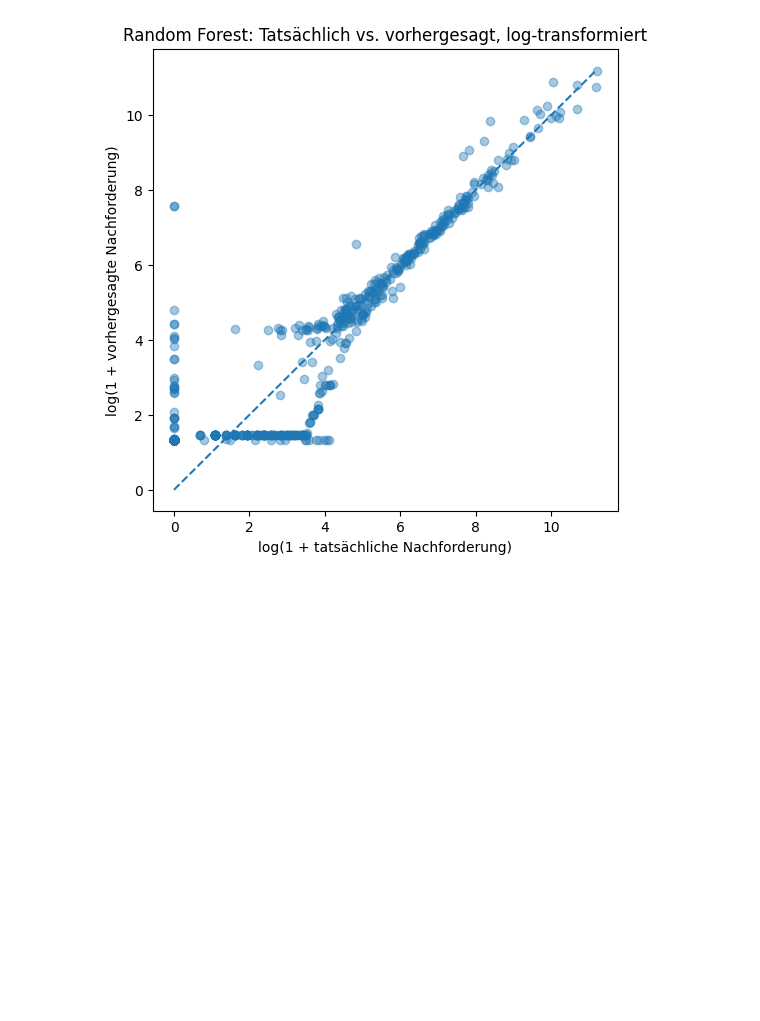
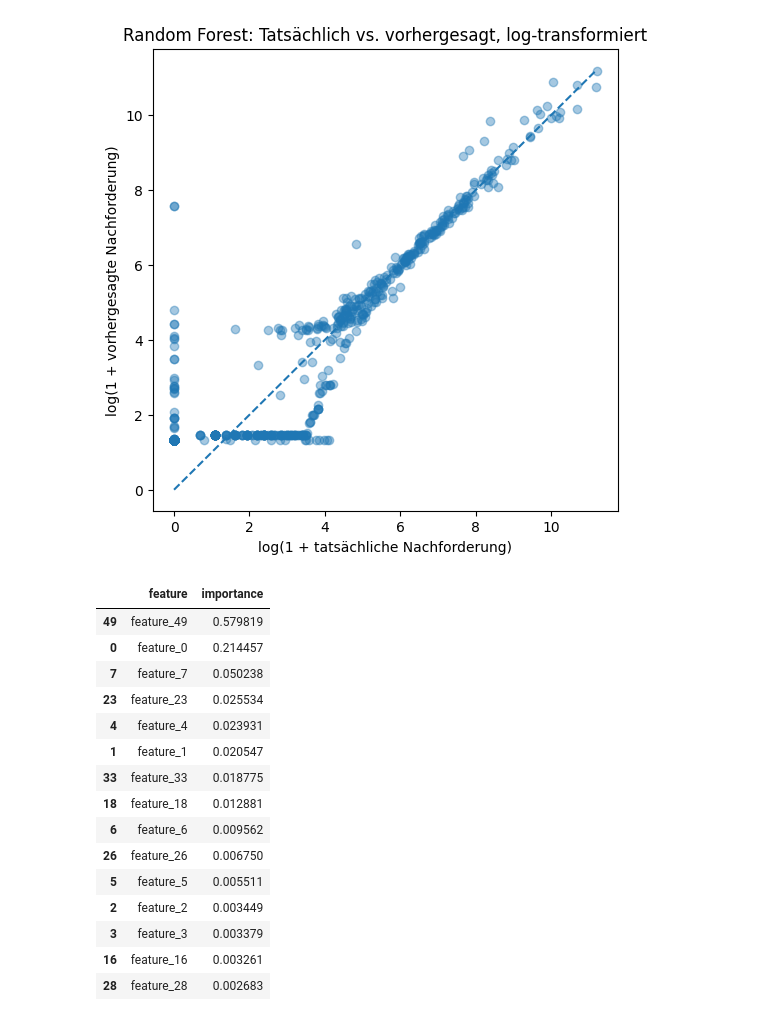
Before and after one commit to smartinezai/DRV-model, a Jupyter notebook: nachforderung_modell.ipynb, the cells around one changed output. Drawn from its saved outputs; the diff is of its cells as text; code cells hidden in the pictures; blank space fills up the shorter version.

```diff
--- a/nachforderung_modell.ipynb
+++ b/nachforderung_modell.ipynb
@@ -276,3 +276,32 @@ plt.title("Random Forest: Tatsächlich vs. vorhergesagt, log-transformiert")
 plt.show()
 # %% [output]
 [figure]
+# %%
+feature_importance = pd.DataFrame({
+    "feature": X_train.columns,
+    "importance": rf.feature_importances_
+})
+
+feature_importance = feature_importance.sort_values(
+    "importance",
+    ascending=False
+)
+
+feature_importance.head(15)
+# %% [output]
+|  | feature | importance |
+| 49 | feature_49 | 0.579819 |
+| 0 | feature_0 | 0.214457 |
+| 7 | feature_7 | 0.050238 |
+| 23 | feature_23 | 0.025534 |
+| 4 | feature_4 | 0.023931 |
+| 1 | feature_1 | 0.020547 |
+| 33 | feature_33 | 0.018775 |
+| 18 | feature_18 | 0.012881 |
+| 6 | feature_6 | 0.009562 |
+| 26 | feature_26 | 0.006750 |
+| 5 | feature_5 | 0.005511 |
+| 2 | feature_2 | 0.003449 |
+| 3 | feature_3 | 0.003379 |
+| 16 | feature_16 | 0.003261 |
+| 28 | feature_28 | 0.002683 |
```
Also changed, not shown: parts of 1 cell of this notebook.
